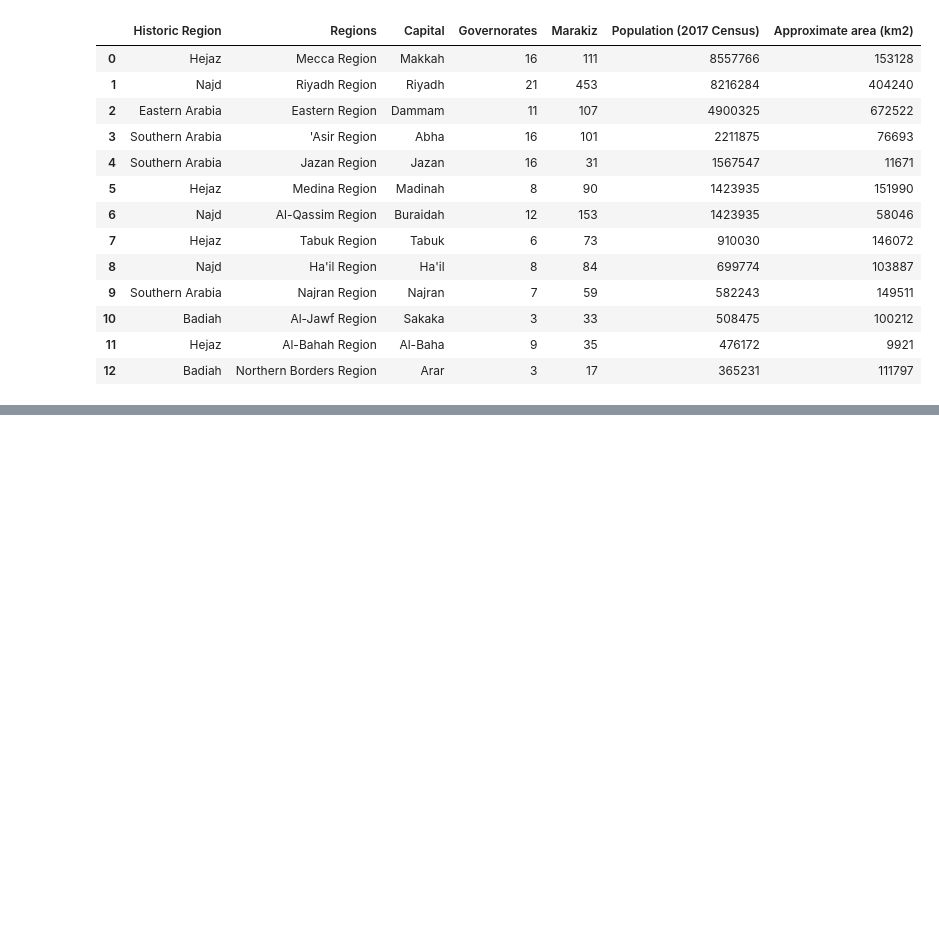
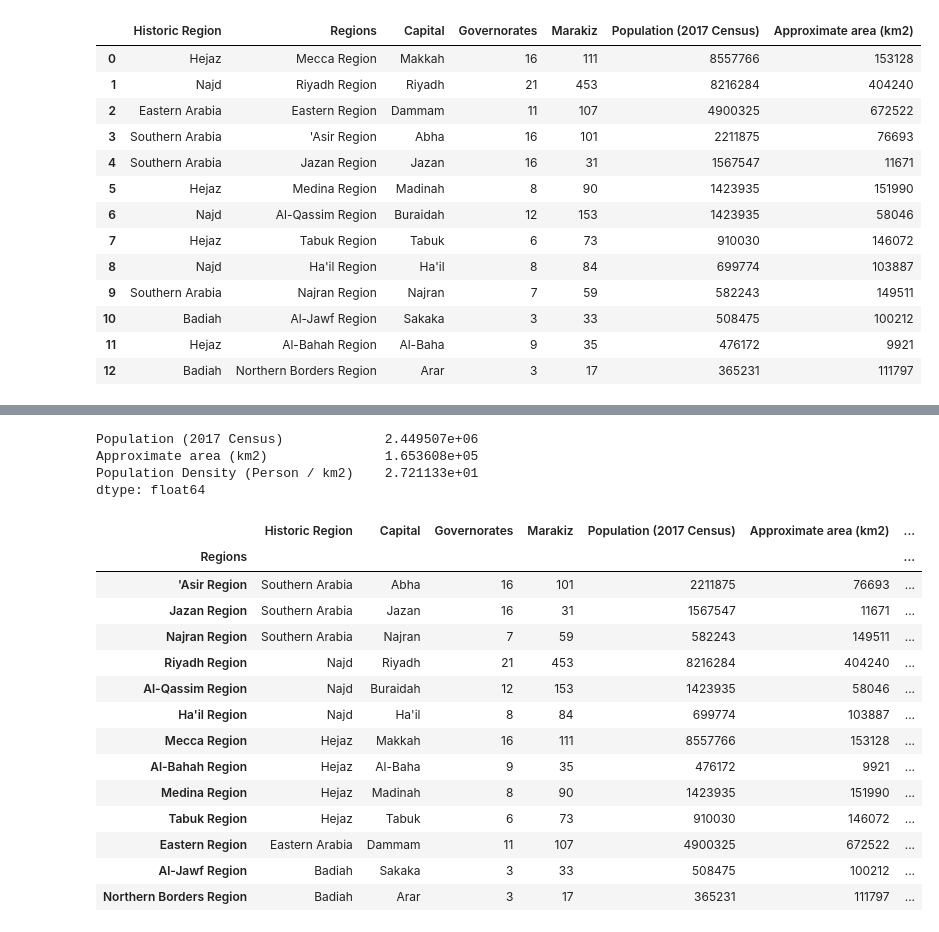
Before and after one commit to KAUST-Academy/python-for-data-analysis, a Jupyter notebook: notebooks/day_4_notebook.ipynb, the cells around one changed output, grey strips where cells are left out. Cells and saved outputs as stored; diff of their text form; code cells hidden in the pictures; blank space fills up the shorter version.

```diff
--- a/notebooks/day_4_notebook.ipynb
+++ b/notebooks/day_4_notebook.ipynb
@@ -374,0 +598,25 @@ df2
+# %%
+df4.mean(axis=0)
+# %% [output]
+Population (2017 Census)             2.449507e+06
+Approximate area (km2)               1.653608e+05
+Population Density (Person / km2)    2.721133e+01
+dtype: float64
+# %%
+df3.sort_values(["Historic Region", "Governorates"], ascending=False)
+# %% [output]
+|  | Historic Region | Capital | Governorates | Marakiz | Population (2017 Census) | Approximate area (km2) | ... |
+| Regions |  |  |  |  |  |  | ... |
+| 'Asir Region | Southern Arabia | Abha | 16 | 101 | 2211875 | 76693 | ... |
+| Jazan Region | Southern Arabia | Jazan | 16 | 31 | 1567547 | 11671 | ... |
+| Najran Region | Southern Arabia | Najran | 7 | 59 | 582243 | 149511 | ... |
+| Riyadh Region | Najd | Riyadh | 21 | 453 | 8216284 | 404240 | ... |
+| Al-Qassim Region | Najd | Buraidah | 12 | 153 | 1423935 | 58046 | ... |
+| Ha'il Region | Najd | Ha'il | 8 | 84 | 699774 | 103887 | ... |
+| Mecca Region | Hejaz | Makkah | 16 | 111 | 8557766 | 153128 | ... |
+| Al-Bahah Region | Hejaz | Al-Baha | 9 | 35 | 476172 | 9921 | ... |
+| Medina Region | Hejaz | Madinah | 8 | 90 | 1423935 | 151990 | ... |
+| Tabuk Region | Hejaz | Tabuk | 6 | 73 | 910030 | 146072 | ... |
+| Eastern Region | Eastern Arabia | Dammam | 11 | 107 | 4900325 | 672522 | ... |
+| Al-Jawf Region | Badiah | Sakaka | 3 | 33 | 508475 | 100212 | ... |
+| Northern Borders Region | Badiah | Arar | 3 | 17 | 365231 | 111797 | ... |
```
Also changed, not shown: parts of 37 cells of this notebook, 1 other file.
